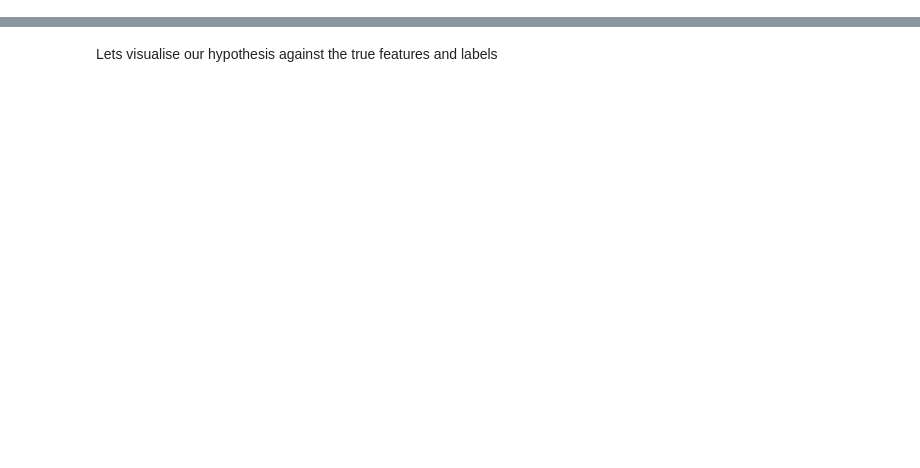
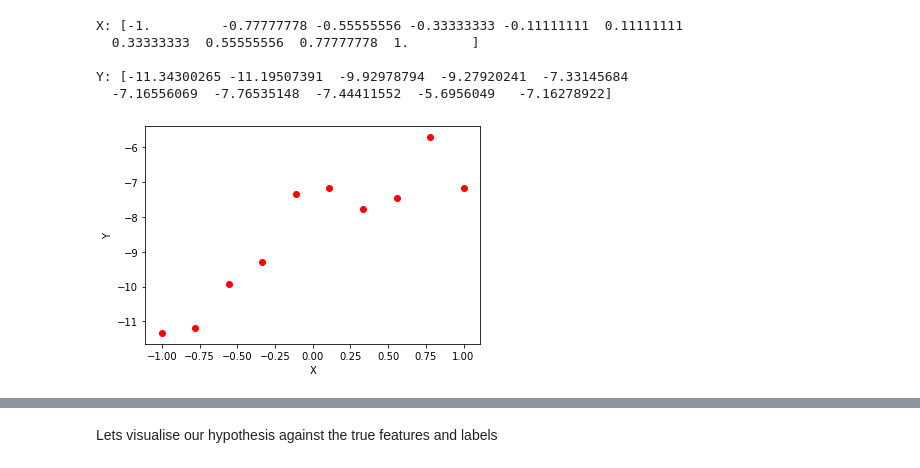
Before and after one commit to raihaan123/Strong-ML-Foundations, a Jupyter notebook: Intro to Machine Learning.ipynb, the cells around one changed output, grey strips where cells are left out. Cells and saved outputs as stored; diff of their text form; code cells hidden in the pictures; blank space fills up the shorter version.

```diff
--- a/Intro to Machine Learning.ipynb
+++ b/Intro to Machine Learning.ipynb
@@ -84,26 +84,33 @@ As we illustrated earlier, inputs and outputs can take many forms. The inputs do
 # %%
 import numpy as np
 import matplotlib.pyplot as plt
 
 def sample_linear_data(m=20):
     ground_truth_w = 2.3 # slope (weight)
     ground_truth_b = -8 # intercept (bias)
-    X =  # m random values from a random normal distribution
-    Y =  # compute the output (with some random noise added)
+    X = np.linspace(-1, 1, m) # m random values from a random normal distribution
+    Y = ground_truth_w * X + ground_truth_b + np.random.randn(m) # compute the output (with some random noise added)
     return X, Y # returns X (the input) and Y (labels)
 
 def plot_data(X, Y):
     plt.figure() # create a figure
     plt.scatter(X, Y, c='r') # plot the data in color=red
     plt.xlabel('X')
     plt.ylabel('Y')
     plt.show()
 
 m = 10
 X, Y = sample_linear_data(m)
 print('X:',X, '\n')
 print('Y:',Y, '\n')
 plot_data(X, Y)
+# %% [output]
+X: [-1.         -0.77777778 -0.55555556 -0.33333333 -0.11111111  0.11111111
+  0.33333333  0.55555556  0.77777778  1.        ]
+
+Y: [-11.34300265 -11.19507391  -9.92978794  -9.27920241  -7.33145684
+  -7.16556069  -7.76535148  -7.44411552  -5.6956049   -7.16278922]
+[figure, added]
 # %% [markdown]
 ## 2. The model - How can we make predictions?
 We want to be able use information that we have, to predict useful information that we don't have.
```
Also changed, not shown: parts of 9 cells of this notebook, 1 other file.
